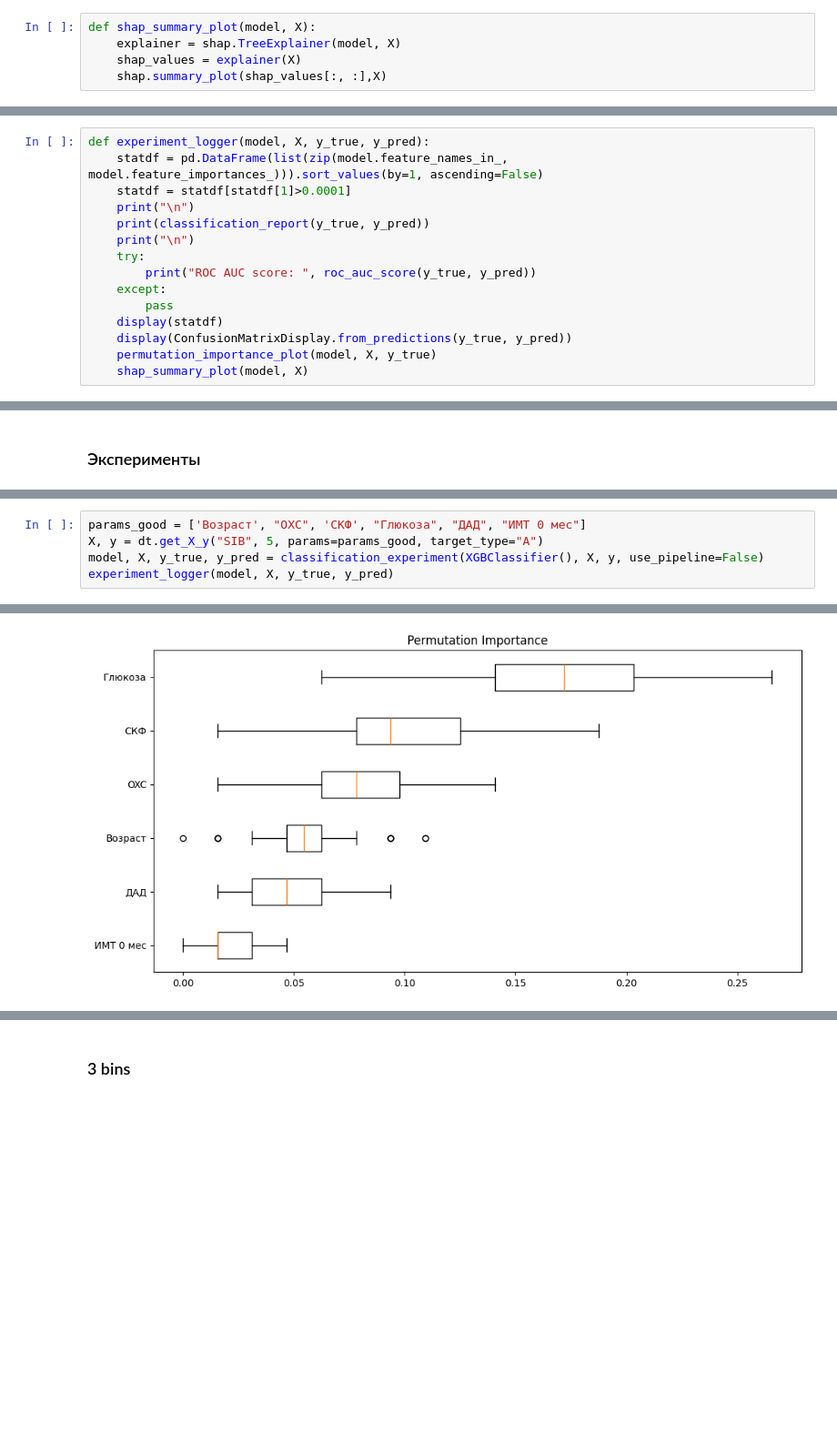
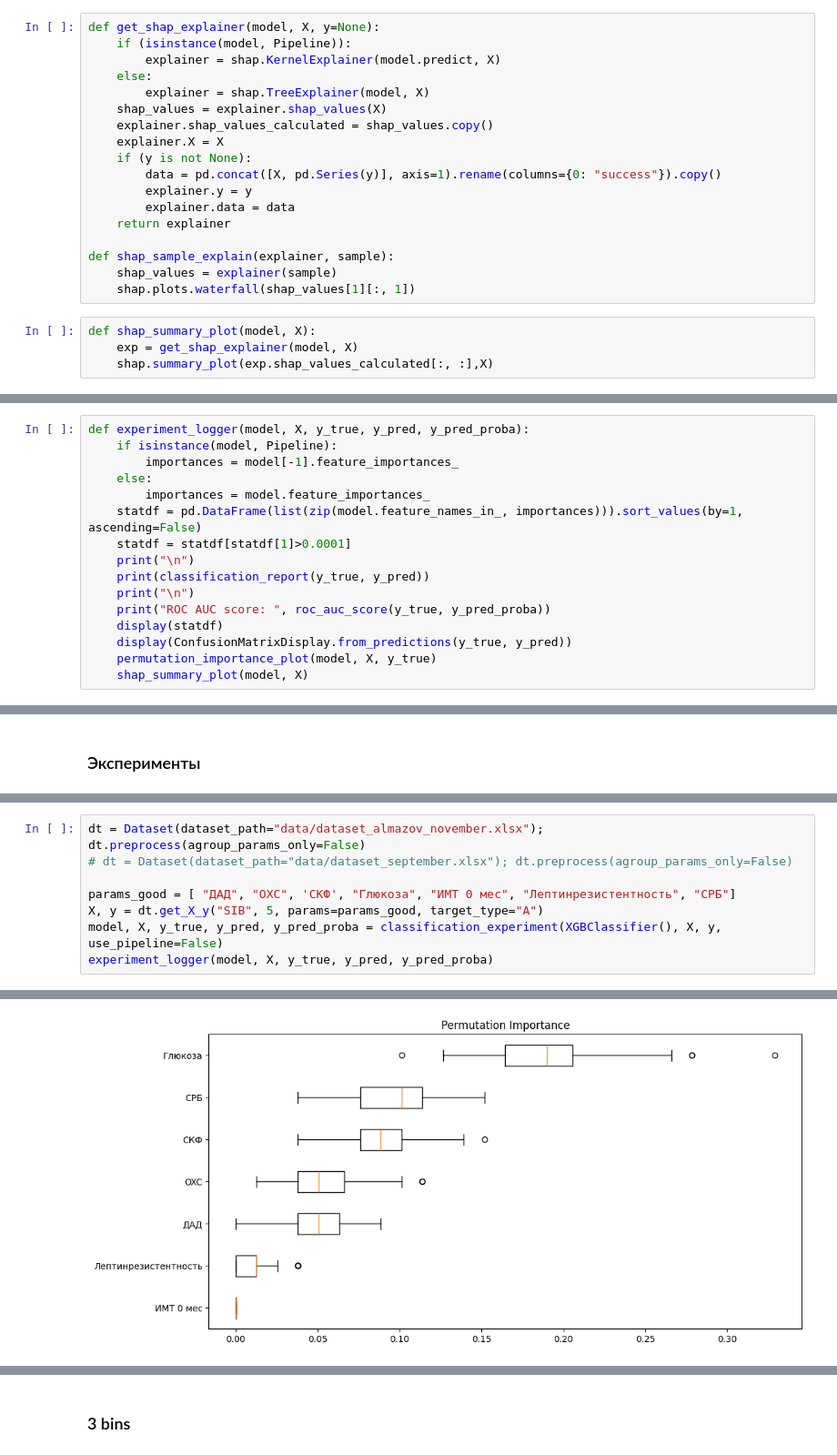
Before and after one commit to geniusserg/Endocrinology, a Jupyter notebook: experiments.ipynb, the cells around one changed output, grey strips where cells are left out. Shown at 91% size. Drawn from its saved outputs; the diff is of its cells as text; blank space fills up the shorter version.

Commit message:
Update model saving code. Add generation of partial dep. Model: 71 ROCAUC

```diff
--- a/experiments.ipynb
+++ b/experiments.ipynb
@@ -742,8 +746,25 @@ def permutation_importance_plot(model, X, y_true):
     )
     plt.title("Permutation Importance")
     plt.show()
+# %%
+def get_shap_explainer(model, X, y=None):
+    if (isinstance(model, Pipeline)):
+        explainer = shap.KernelExplainer(model.predict, X)
+    else:
+        explainer = shap.TreeExplainer(model, X)
+    shap_values = explainer.shap_values(X)
+    explainer.shap_values_calculated = shap_values.copy()
+    explainer.X = X
+    if (y is not None):
+        data = pd.concat([X, pd.Series(y)], axis=1).rename(columns={0: "success"}).copy()
+        explainer.y = y
+        explainer.data = data
+    return explainer
+
+def shap_sample_explain(explainer, sample):
+    shap_values = explainer(sample)
+    shap.plots.waterfall(shap_values[1][:, 1])
 # %%
 def shap_summary_plot(model, X):
-    explainer = shap.TreeExplainer(model, X)
-    shap_values = explainer(X)
-    shap.summary_plot(shap_values[:, :],X)
+    exp = get_shap_explainer(model, X)
+    shap.summary_plot(exp.shap_values_calculated[:, :],X)
@@ -758,14 +771,15 @@ def shap_sample_explain(explainer, sample):
 # %%
-def experiment_logger(model, X, y_true, y_pred):
-    statdf = pd.DataFrame(list(zip(model.feature_names_in_, model.feature_importances_))).sort_values(by=1, ascending=False)
+def experiment_logger(model, X, y_true, y_pred, y_pred_proba):
+    if isinstance(model, Pipeline):
+        importances = model[-1].feature_importances_
+    else:
+        importances = model.feature_importances_
+    statdf = pd.DataFrame(list(zip(model.feature_names_in_, importances))).sort_values(by=1, ascending=False)
     statdf = statdf[statdf[1]>0.0001]
     print("\n")
     print(classification_report(y_true, y_pred))
     print("\n")
-    try:
-        print("ROC AUC score: ", roc_auc_score(y_true, y_pred))
-    except:
-        pass
+    print("ROC AUC score: ", roc_auc_score(y_true, y_pred_proba))
     display(statdf)
     display(ConfusionMatrixDisplay.from_predictions(y_true, y_pred))
     permutation_importance_plot(model, X, y_true)
@@ -792,8 +849,11 @@ dt_test.preprocess(agroup_params_only=True)
 # %%
-params_good = ['Возраст', "OXC", 'СКФ', "Глюкоза", "ДАД", "ИМТ 0 мес"]
+dt = Dataset(dataset_path="data/dataset_almazov_november.xlsx"); dt.preprocess(agroup_params_only=False)
+# dt = Dataset(dataset_path="data/dataset_september.xlsx"); dt.preprocess(agroup_params_only=False)
+
+params_good = [ "ДАД", "OXC", 'СКФ', "Глюкоза", "ИМТ 0 мес", "Лептинрезистентность", "СРБ"]
 X, y = dt.get_X_y("SIB", 5, params=params_good, target_type="A")
-model, X, y_true, y_pred = classification_experiment(XGBClassifier(), X, y, use_pipeline=False)
-experiment_logger(model, X, y_true, y_pred)
+model, X, y_true, y_pred, y_pred_proba = classification_experiment(XGBClassifier(), X, y, use_pipeline=False)
+experiment_logger(model, X, y_true, y_pred, y_pred_proba)
 # %% [output]
               precision    recall  f1-score   support
 
@@ -819 +880 @@ ROC AUC score:  0.6666666666666666
-[figure, old version]
+[figure, new version]
```
Also changed, not shown: parts of 24 cells of this notebook, 30 other files.
